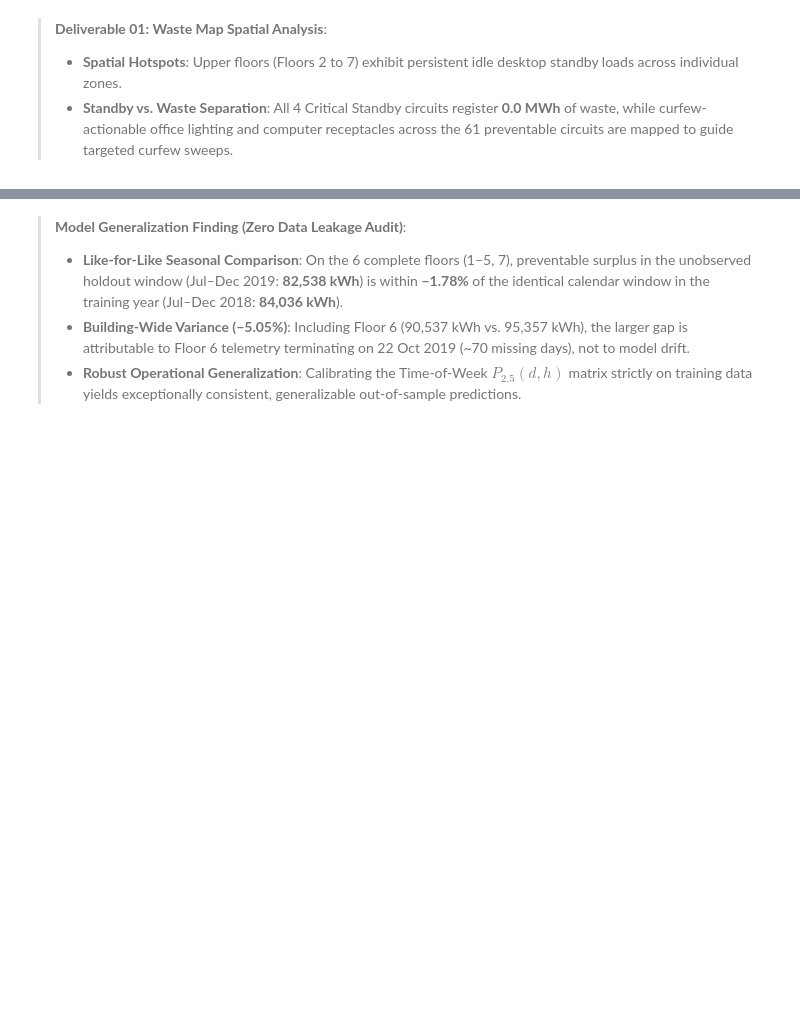
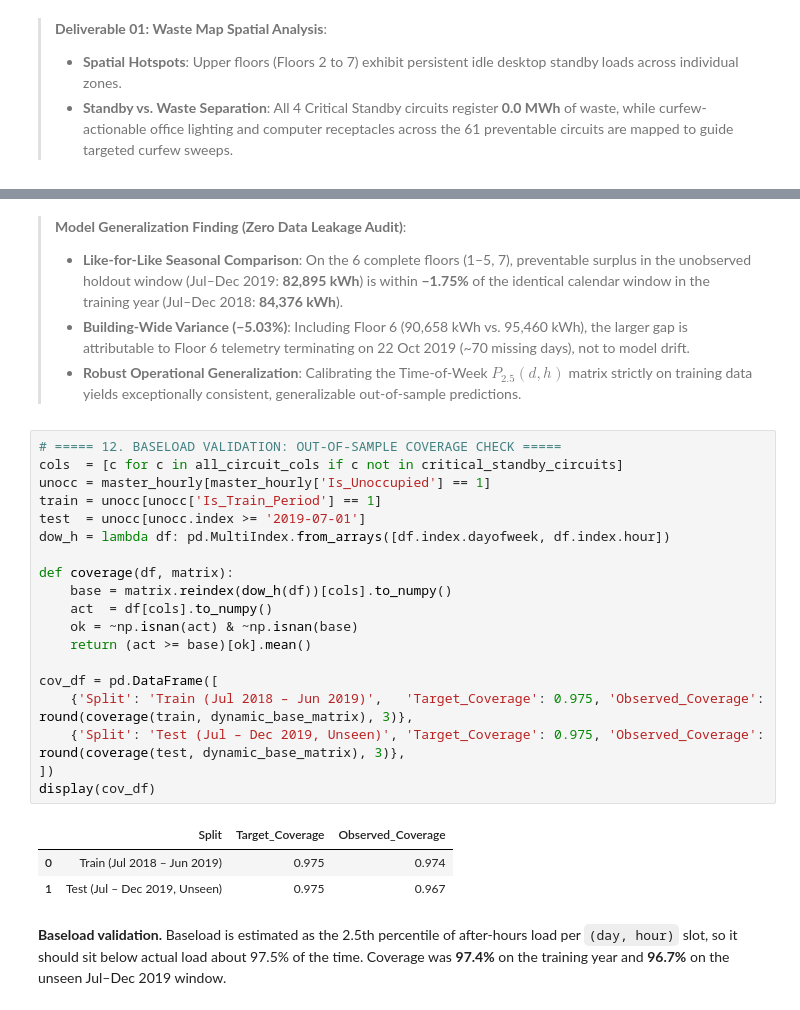
Before and after one commit to fcyap/IS4001-G1T4, a Jupyter notebook: notebooks/qn1e_eda_and_baseload_modeling.ipynb, the cells around one changed output, grey strips where cells are left out. Drawn from its saved outputs; the diff is of its cells as text; blank space fills up the shorter version.

```diff
--- a/notebooks/qn1e_eda_and_baseload_modeling.ipynb
+++ b/notebooks/qn1e_eda_and_baseload_modeling.ipynb
@@ -890,8 +952,33 @@ print(f"  Building-wide variance including truncated Floor 6: {var_all_pct:+.2f}
 # %% [markdown]
 > **Model Generalization Finding (Zero Data Leakage Audit)**:
-> * **Like-for-Like Seasonal Comparison**: On the 6 complete floors (1–5, 7), preventable surplus in the unobserved holdout window (Jul–Dec 2019: **82,538 kWh**) is within **−1.78%** of the identical calendar window in the training year (Jul–Dec 2018: **84,036 kWh**).
-> * **Building-Wide Variance (−5.05%)**: Including Floor 6 (90,537 kWh vs. 95,357 kWh), the larger gap is attributable to Floor 6 telemetry terminating on 22 Oct 2019 (~70 missing days), not to model drift.
+> * **Like-for-Like Seasonal Comparison**: On the 6 complete floors (1–5, 7), preventable surplus in the unobserved holdout window (Jul–Dec 2019: **82,895 kWh**) is within **−1.75%** of the identical calendar window in the training year (Jul–Dec 2018: **84,376 kWh**).
+> * **Building-Wide Variance (−5.03%)**: Including Floor 6 (90,658 kWh vs. 95,460 kWh), the larger gap is attributable to Floor 6 telemetry terminating on 22 Oct 2019 (~70 missing days), not to model drift.
 > * **Robust Operational Generalization**: Calibrating the Time-of-Week $P_{2.5}(d, h)$ matrix strictly on training data yields exceptionally consistent, generalizable out-of-sample predictions.
+# %%
+# ===== 12. BASELOAD VALIDATION: OUT-OF-SAMPLE COVERAGE CHECK =====
+cols  = [c for c in all_circuit_cols if c not in critical_standby_circuits]
+unocc = master_hourly[master_hourly['Is_Unoccupied'] == 1]
+train = unocc[unocc['Is_Train_Period'] == 1]
+test  = unocc[unocc.index >= '2019-07-01']
+dow_h = lambda df: pd.MultiIndex.from_arrays([df.index.dayofweek, df.index.hour])
+
+def coverage(df, matrix):
+    base = matrix.reindex(dow_h(df))[cols].to_numpy()
+    act  = df[cols].to_numpy()
+    ok = ~np.isnan(act) & ~np.isnan(base)
+    return (act >= base)[ok].mean()
+
+cov_df = pd.DataFrame([
+    {'Split': 'Train (Jul 2018 – Jun 2019)',   'Target_Coverage': 0.975, 'Observed_Coverage': round(coverage(train, dynamic_base_matrix), 3)},
+    {'Split': 'Test (Jul – Dec 2019, Unseen)', 'Target_Coverage': 0.975, 'Observed_Coverage': round(coverage(test, dynamic_base_matrix), 3)},
+])
+display(cov_df)
+# %% [output]
+|  | Split | Target_Coverage | Observed_Coverage |
+| 0 | Train (Jul 2018 – Jun 2019) | 0.975 | 0.974 |
+| 1 | Test (Jul – Dec 2019, Unseen) | 0.975 | 0.967 |
+# %% [markdown]
+**Baseload validation.** Baseload is estimated as the 2.5th percentile of after-hours load per `(day, hour)` slot, so it should sit below actual load about 97.5% of the time. Coverage was **97.4%** on the training year and **96.7%** on the unseen Jul–Dec 2019 window.
 # %% [markdown]
 ---
 
```
Also changed, not shown: parts of 17 cells of this notebook, 2 other files.
